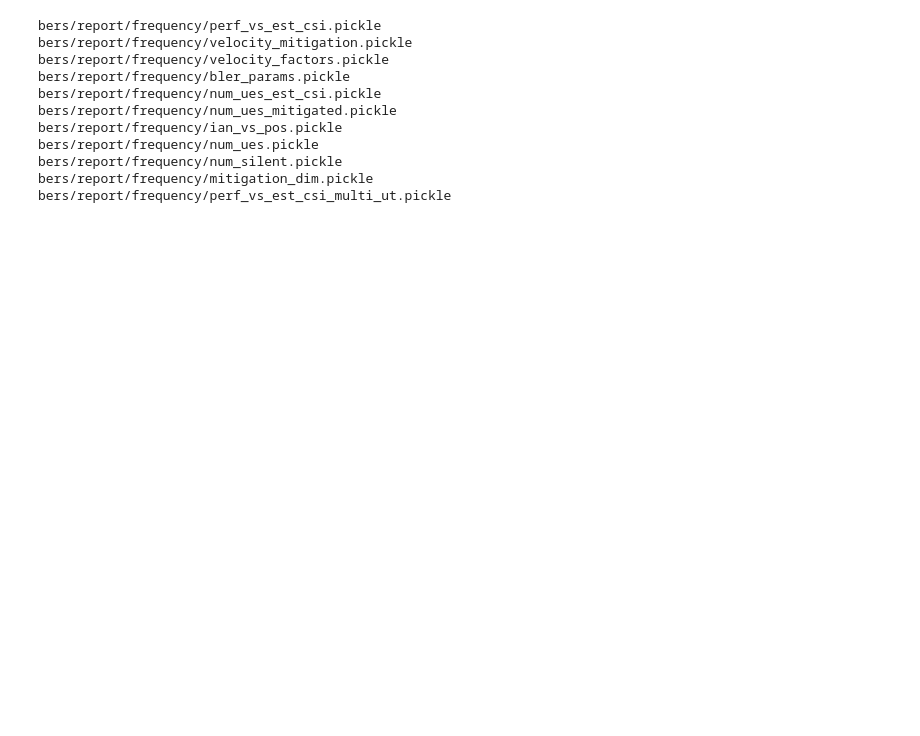
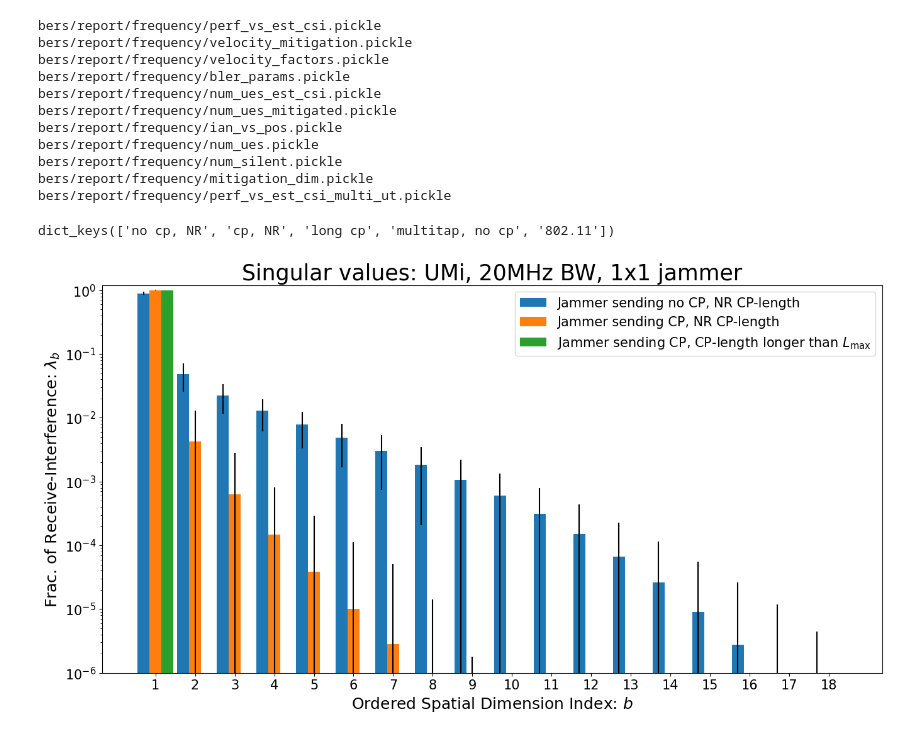
Before and after one commit to IIP-Group/pyjama, a Jupyter notebook: simulations/report_graphs.ipynb, the cells around one changed output. Cells and saved outputs as stored; diff of their text form; code cells hidden in the pictures; blank space fills up the shorter version.

```diff
--- a/simulations/report_graphs.ipynb
+++ b/simulations/report_graphs.ipynb
@@ -154,3 +154,36 @@ graph_file = 'graphs/' + f.split('/', 1)[-1].replace('.pickle', '.png')
 with open(f, 'rb') as file:
     ber = pickle.load(file)
     ber(ylim=(3.5e-4, 1), show_ber=False, save_fig=True, path=graph_file)
+# %%
+f = "bers/report/singular_values.pickle"
+graph_file = 'graphs/' + f.split('/', 1)[-1].replace('.pickle', '.png')
+with open(f, "rb") as f:
+    data = pickle.load(f)
+print(data.keys())
+del data['multitap, no cp']
+del data['802.11']
+
+fig, ax = plt.subplots()
+fig.set_size_inches(16, 8)
+
+labels = ["Jammer sending no CP, NR CP-length",
+          "Jammer sending CP, NR CP-length",
+          "Jammer sending CP, CP-length longer than $L_{\\text{max}}$",]
+
+for i, (k, v) in enumerate(data.items()):
+    mean, std = v
+    x_labels = np.arange(len(mean), dtype=np.int32) + 1
+    ax.bar(x_labels+(i-1)*0.3, mean, 0.3, yerr=std, label=f"{labels[i]}")
+ax.set_yscale('log')
+ax.set_ylim(1e-6, 1.2)
+ax.set_xticks(x_labels)
+plt.xticks(fontsize=15)
+plt.yticks(fontsize=15)
+ax.legend(fontsize=15)
+ax.set_ylabel(r"Frac. of Receive-Interference: $\lambda_b$", fontsize=18)
+ax.set_xlabel(r"Ordered Spatial Dimension Index: $b$", fontsize=18)
+ax.set_title("Singular values: UMi, 20MHz BW, 1x1 jammer", fontsize=25)
+fig.savefig(graph_file)
+# %% [output]
+dict_keys(['no cp, NR', 'cp, NR', 'long cp', 'multitap, no cp', '802.11'])
+[figure, added]
```
Also changed, not shown: parts of 2 cells of this notebook, 2 other files.
